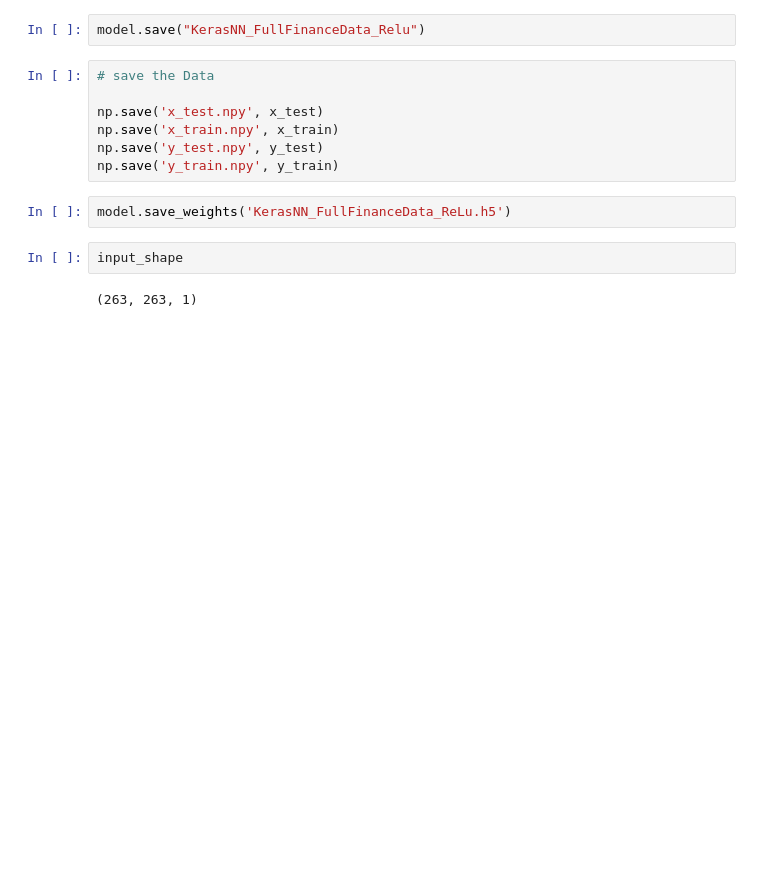
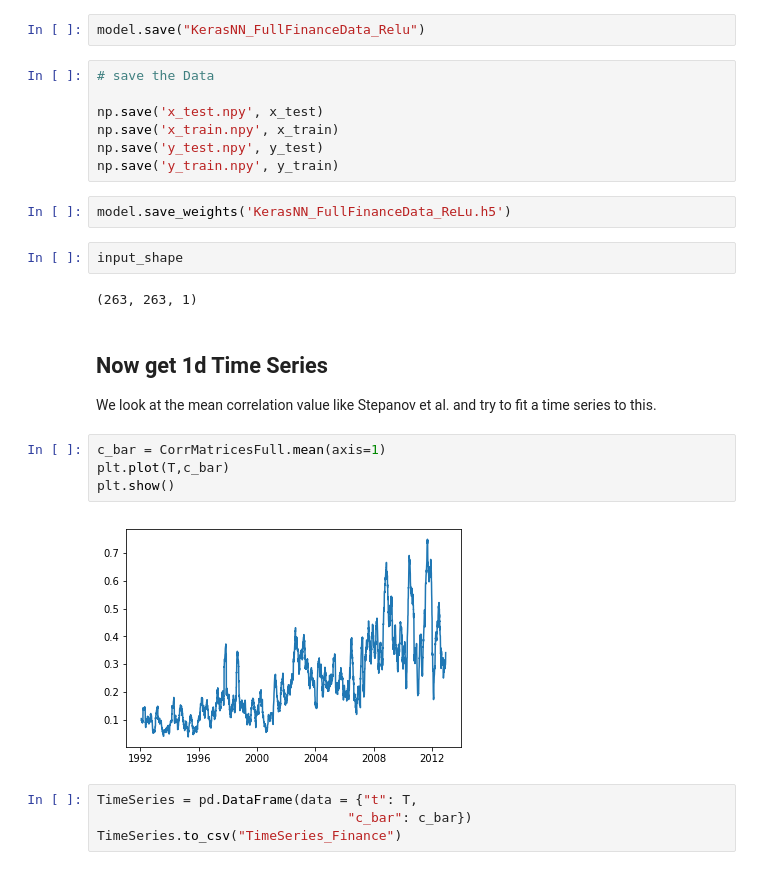
Before and after one commit to TobiasW1891/Finance, a Jupyter notebook: Hierarchichal Clustering Full Data.ipynb, the cells around one changed output. Saved outputs shown, nothing was run; the diff lists cells and outputs as text; blank space fills up the shorter version.

Commit message:
Time Series export
Like in Stepanov et al., use the mean correlation value as a time series. This is exported as a csv file.

```diff
--- a/Hierarchichal Clustering Full Data.ipynb
+++ b/Hierarchichal Clustering Full Data.ipynb
@@ -607,3 +619,17 @@ model.save_weights('KerasNN_FullFinanceData_ReLu.h5')
 input_shape
 # %% [output]
 (263, 263, 1)
+# %% [markdown]
+## Now get 1d Time Series
+
+We look at the mean correlation value like Stepanov et al. and try to fit a time series to this.
+# %%
+c_bar = CorrMatricesFull.mean(axis=1)
+plt.plot(T,c_bar)
+plt.show()
+# %% [output]
+[figure, added]
+# %%
+TimeSeries = pd.DataFrame(data = {"t": T,
+                                "c_bar": c_bar})
+TimeSeries.to_csv("TimeSeries_Finance")
```
Also changed, not shown: parts of 17 cells of this notebook.
